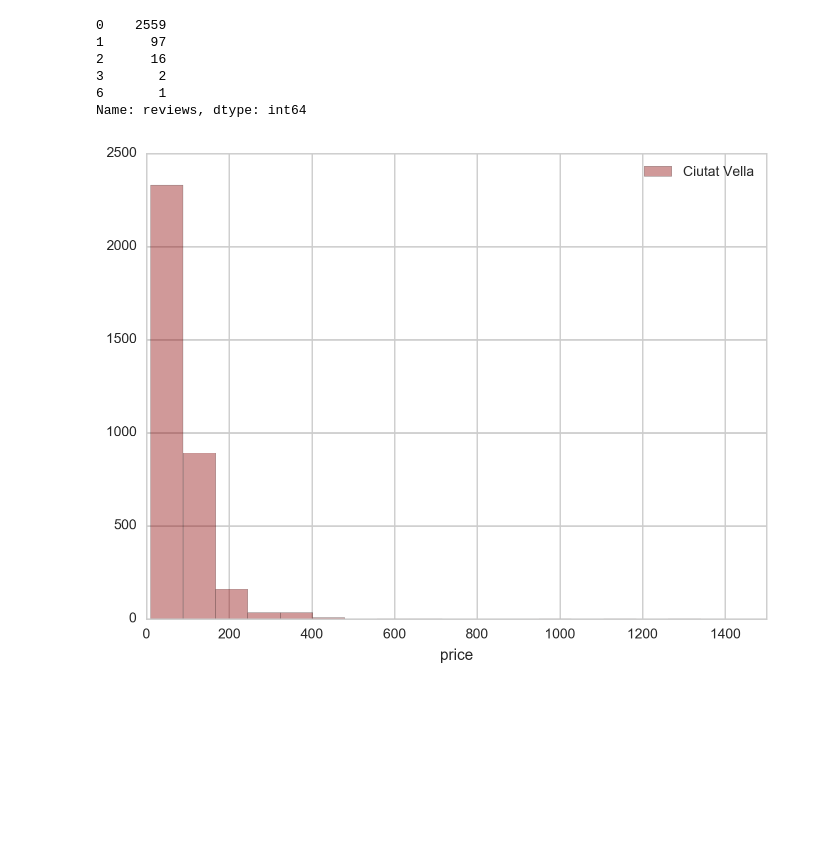
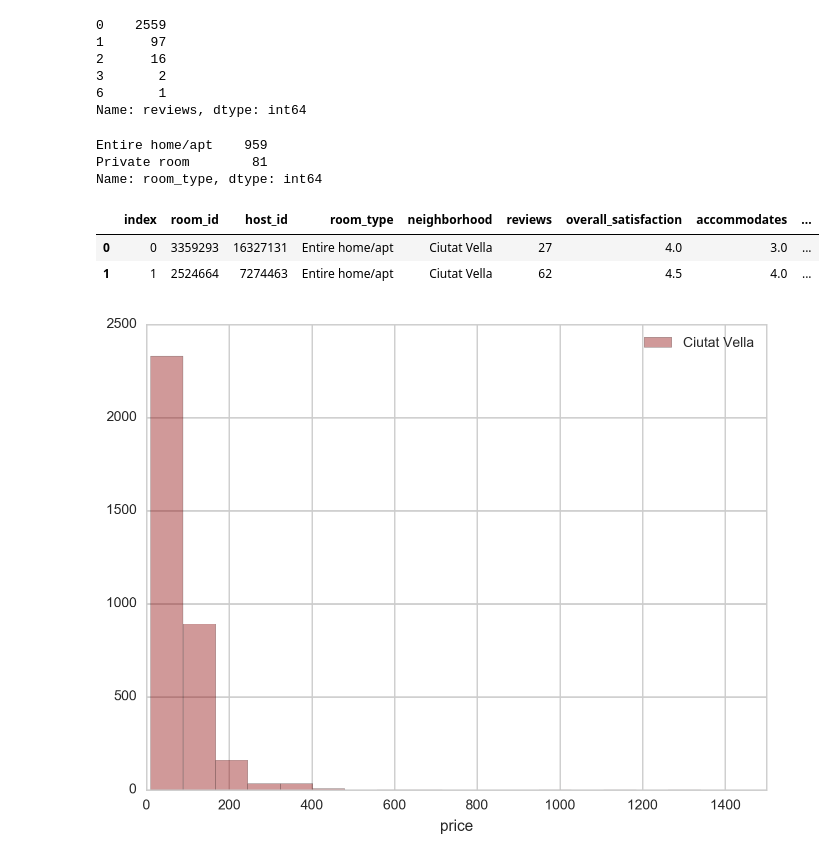
Before and after one commit to Jyojha/DS_Projects, a Jupyter notebook: Barcelona_EDA.ipynb, the cells around one changed output. Drawn from its saved outputs; the diff is of its cells as text; code cells hidden in the pictures; blank space fills up the shorter version.

```diff
--- a/Barcelona_EDA.ipynb
+++ b/Barcelona_EDA.ipynb
@@ -169,3 +169,19 @@ Name: reviews, dtype: int64
 barcelona.overall_satisfaction.fillna(value =2. ,inplace=True)
 # %%
 #barcelona.info()
+# %%
+barcelona['room_type'][barcelona['minstay'].isnull()].value_counts()
+# %% [output]
+Entire home/apt    959
+Private room        81
+Name: room_type, dtype: int64
+# %%
+barcelona['minstay'] = barcelona.groupby('bedrooms').minstay.transform(lambda x: x.replace(np.nan, 2))
+# %%
+barcelona['bhk'] = barcelona.bedrooms.map(lambda x: 1. if x == 0. else x)
+# %%
+barcelona.head(2)
+# %% [output]
+|  | index | room_id | host_id | room_type | neighborhood | reviews | overall_satisfaction | accommodates | ... |
+| 0 | 0 | 3359293 | 16327131 | Entire home/apt | Ciutat Vella | 27 | 4.0 | 3.0 | ... |
+| 1 | 1 | 2524664 | 7274463 | Entire home/apt | Ciutat Vella | 62 | 4.5 | 4.0 | ... |
```
Also changed, not shown: parts of 3 cells of this notebook.
